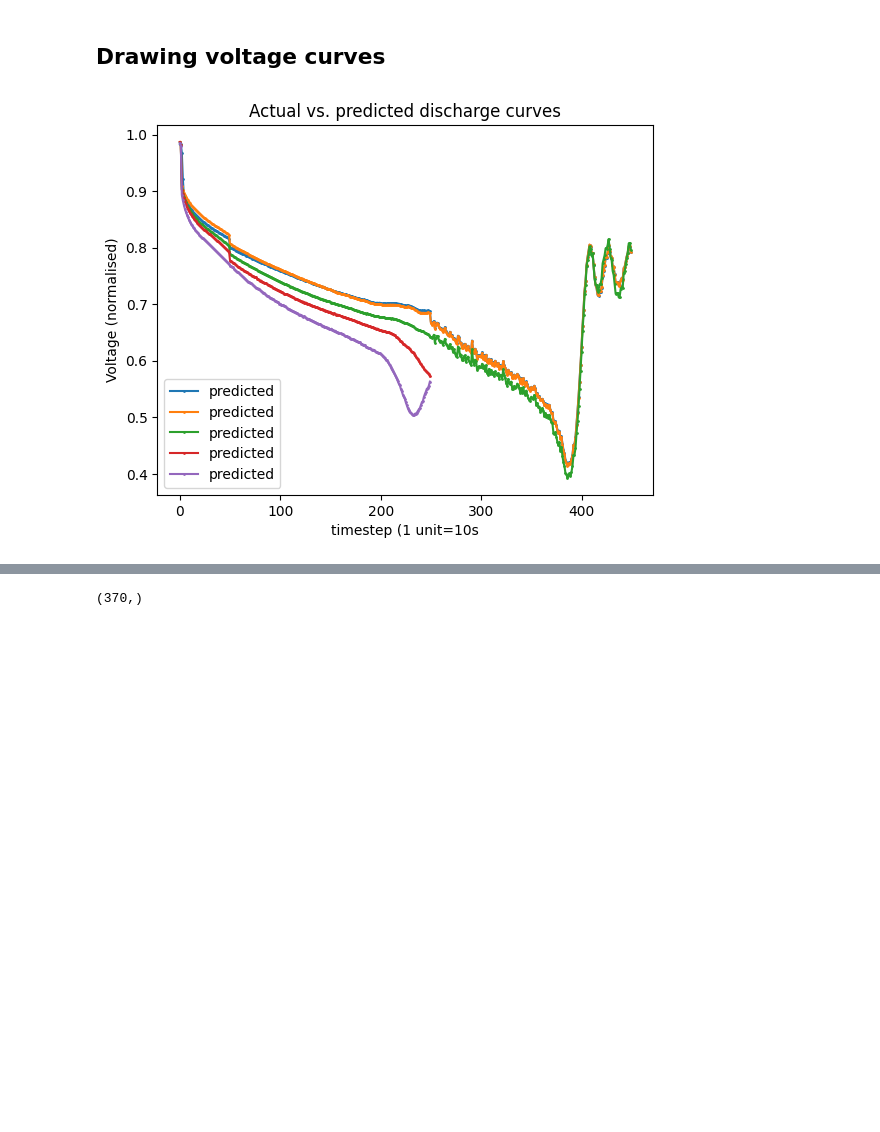
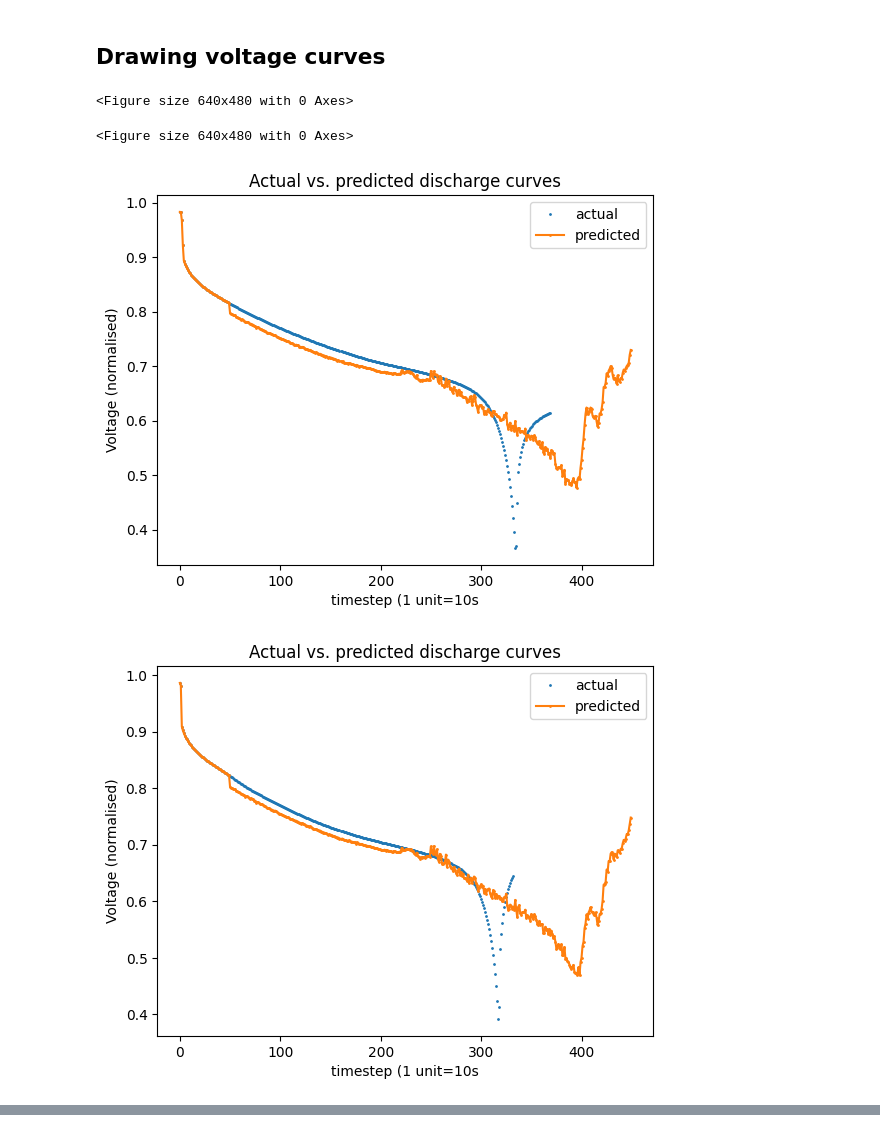
Before and after one commit to natskiu/Nasa-Battery, a Jupyter notebook: timeseries.ipynb, the cells around one changed output, grey strips where cells are left out. Saved outputs shown, nothing was run; the diff lists cells and outputs as text; code cells hidden in the pictures; blank space fills up the shorter version.

Commit message:
cycle pred

```diff
--- a/timeseries.ipynb
+++ b/timeseries.ipynb
@@ -13,8 +13,8 @@ with open('Data/pickles/interpolated_data.pkl', 'rb') as f:
 # %% [markdown]
 ## Sequence-to-Vector
 # %%
-window_size = 150
-forecasting_range = 100
+window_size = 50
+forecasting_range = 200
 # %%
 def preprocess_data(interpolated_data, window_size = 50, forecasting_range = 10):
     X = []
@@ -309,9 +304,12 @@ wrapped_model.save('test.h5')
+# %%
+loaded_model = build_model()
+loaded_model.load_weights('test.h5')
 # %%
 #grid_search_cv.best_params_
 # %% [markdown]
 ## Drawing voltage curves
 # %%
-def generate_voltage_curve(model=wrapped_model, interpolated_data=interpolated_data, battery_no=0, cycle_no=0, window_size=50, forecasting_range=10):
+def generate_voltage_curve(model, interpolated_data=interpolated_data, battery_no=0, cycle_no=0, window_size=50, forecasting_range=10):
     n_datapoints = len(interpolated_data[battery_no][cycle_no][:,1])
     true_voltages = interpolated_data[battery_no][cycle_no][:,1][:window_size] #1d numpy array
     X = true_voltages.reshape(1, -1)
@@ -369,12 +367,12 @@ def generate_voltage_curve_averaged(model=wrapped_model, interpolated_data=inter
     scaled_predictions = scaled_predictions.reshape(-1)
     return scaled_predictions
 # %%
-def plot_voltage_curves(battery_nos=[0], cycle_nos=[0], forecasting_range=10, window_size=50, separate_figures=True, include_actual=True, model=wrapped_model):
+def plot_voltage_curves(model, battery_nos=[0], cycle_nos=[0], forecasting_range=10, window_size=50, separate_figures=True, include_actual=True):
     for battery_no in battery_nos:
         for cycle_no in cycle_nos:
             if separate_figures:
                 plt.figure()
-            scaled_predictions = generate_voltage_curve(model=wrapped_model, battery_no=battery_no, cycle_no=cycle_no, forecasting_range=forecasting_range, window_size=window_size)
+            scaled_predictions = generate_voltage_curve(model, battery_no=battery_no, cycle_no=cycle_no, forecasting_range=forecasting_range, window_size=window_size)
             true_voltages = interpolated_data[battery_no][cycle_no][:,1] #1d numpy array
             X = true_voltages.reshape(-1)
             X = min_max_scaling(X)
@@ -390,6 +388,9 @@ def plot_voltage_curves(battery_nos=[0], cycle_nos=[0], forecasting_range=10, wi
             #plt.axvline(x=50)
     plt.show()
 # %%
-plot_voltage_curves([0],[0,40, 80, 120, 160], forecasting_range=forecasting_range, window_size=window_size, separate_figures=False, include_actual=False, model=wrapped_model)
+plot_voltage_curves(loaded_model, [0],[0,40, 80, 120, 160], forecasting_range=forecasting_range, window_size=window_size, separate_figures=True, include_actual=True)
 # %% [output]
+<Figure size 640x480 with 0 Axes>
+<Figure size 640x480 with 0 Axes>
-[figure, old version]
+[figure, new version]
+[figure, added]
@@ -396,5 +399,0 @@ plot_voltage_curves([0],[0,40, 80, 120, 160], forecasting_range=forecasting_rang
-# %%
-voltages =interpolated_data[0][0][:,1]
-voltages.reshape(-1, window_size)
-# %% [output]
-(370,)
```
Also changed, not shown: parts of 3 cells of this notebook, 2 other files.
